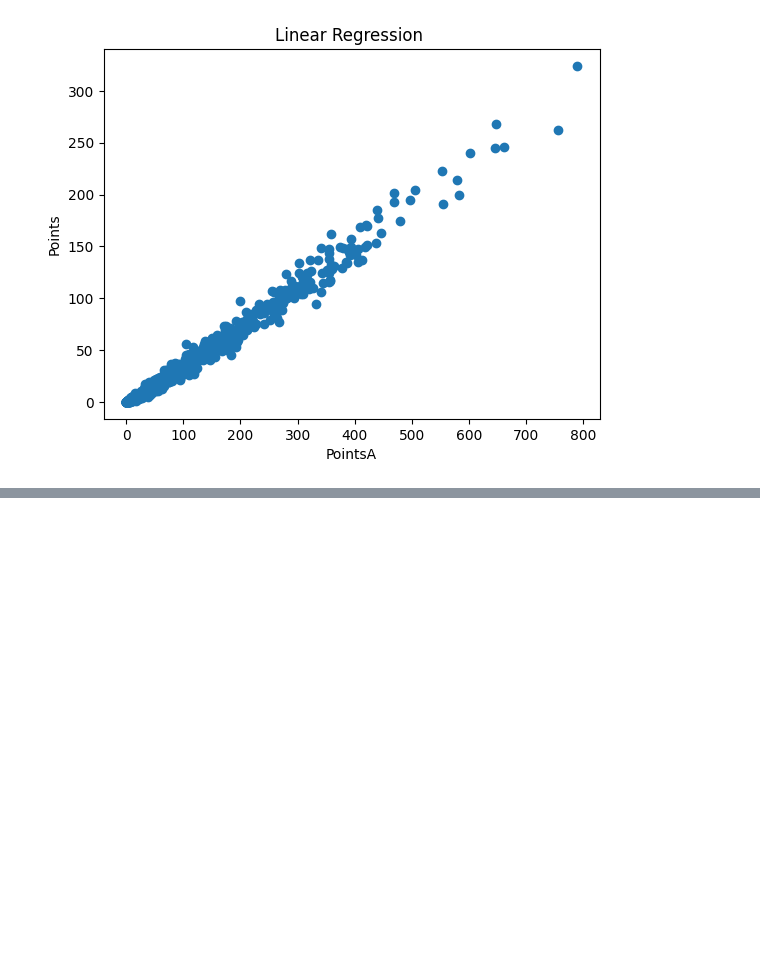
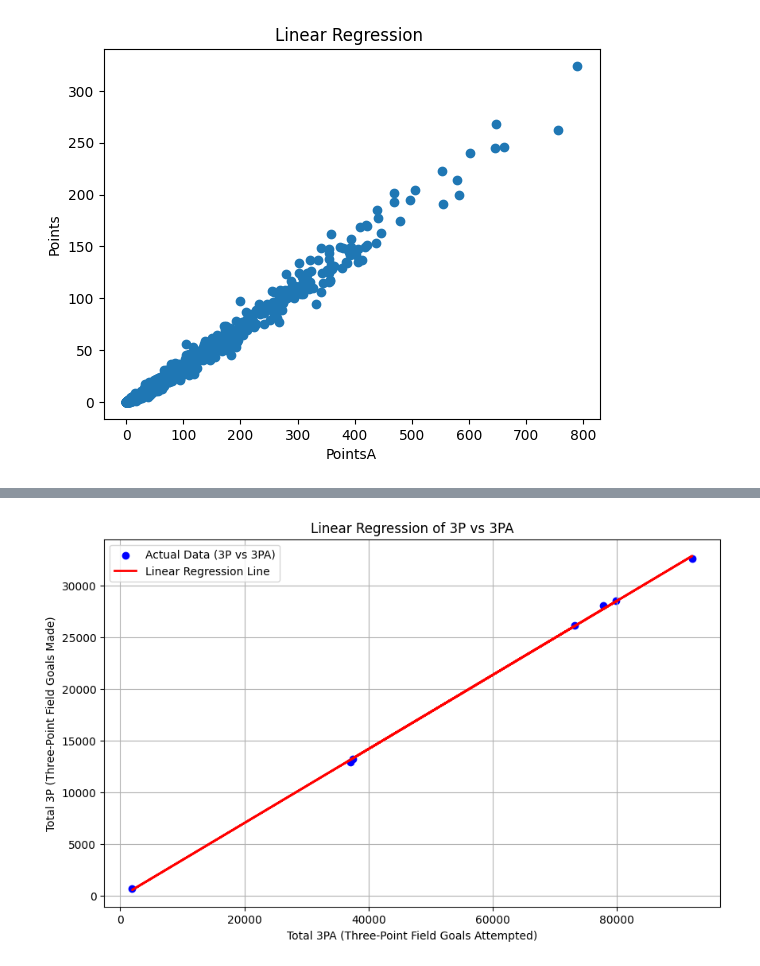
Before and after one commit to Omorusi/LinearRegressation, a Jupyter notebook: Untitled2.ipynb, the cells around one changed output, grey strips where cells are left out. Drawn from its saved outputs; the diff is of its cells as text; code cells hidden in the pictures; blank space fills up the shorter version.

Commit message:
Displaying a linear regression needs to solve some files, as do not dislay the sum of 3P and 3 PA of that season.

```diff
--- a/Untitled2.ipynb
+++ b/Untitled2.ipynb
@@ -119,0 +100,16 @@ print(data)
+# %%
+import pandas as pd
+
+
+csv_file_path = '/content/16-17.csv'
+csv_data = pd.read_csv(csv_file_path)  # Read the CSV into a DataFrame
+
+
+#  Calculating the total of 3P and 3PA from each player of that season
+
+total_3P = csv_data['3P'].sum()
+total_3PA = csv_data['3PA'].sum()
+
+# Display the results
+print(f'Total 3P (Three-Point Field Goals Made): {total_3P}')
+print(f'Total 3PA (Three-Point Field Goals Attempted): {total_3PA}')
@@ -119,0 +176,77 @@ print(data)
+# %%
+import pandas as pd
+import glob
+import numpy as np
+import matplotlib.pyplot as plt
+from sklearn.linear_model import LinearRegression
+
+# Define the path to the folder containing the CSV files
+csv_folder_path = '/content/'  # Adjust this path as needed
+
+# Get a list of all CSV files in the folder
+csv_files = glob.glob(csv_folder_path + '*.csv')
+
+# Initialize lists to store the total 3P, 3PA, and corresponding seasons
+totals = []
+
+# Loop through each CSV file
+for file in csv_files:
+    csv_data = pd.read_csv(file)
+
+    # Check if the DataFrame is empty
+    if csv_data.empty:
+        print(f'{file} is empty.')
+        continue  # Skip empty files
+
+    print(f'Processing file: {file}')
+
+    # Check if the required columns exist
+    if '3P' in csv_data.columns and '3PA' in csv_data.columns:
+        # Convert columns to numeric
+        csv_data['3P'] = pd.to_numeric(csv_data['3P'], errors='coerce')
+        csv_data['3PA'] = pd.to_numeric(csv_data['3PA'], errors='coerce')
+
+        # Calculate totals for this file
+        total_3P = csv_data['3P'].sum()
+        total_3PA = csv_data['3PA'].sum()
+
+        # Store the results with the filename (season name)
+        totals.append((file, total_3P, total_3PA))
+
+        # Display the results for the current file
+        print(f'Total 3P (Three-Point Field Goals Made): {total_3P}')
+        print(f'Total 3PA (Three-Point Field Goals Attempted): {total_3PA}')
+    else:
+        print(f'{file} does not contain the required columns 3P and 3PA.')
+
+    print('-' * 40)  # Separator for better readability
+
+# Convert the totals into a DataFrame for linear regression analysis
+totals_df = pd.DataFrame(totals, columns=['Season', 'Total 3P', 'Total 3PA'])
+
+# Prepare the data for linear regression
+X = totals_df['Total 3PA'].values.reshape(-1, 1)  # Predictor variable (3PA)
+y = totals_df['Total 3P'].values  # Response variable (3P)
+
+# Create a linear regression model
+model = LinearRegression()
+model.fit(X, y)
+
+# Predict values
+y_pred = model.predict(X)
+
+# Print the linear regression coefficients
+print(f'Linear Regression Coefficient (slope): {model.coef_[0]}')
+print(f'Linear Regression Intercept: {model.intercept_}')
+
+# Plotting the results
+plt.figure(figsize=(10, 6))
+plt.scatter(X, y, color='blue', label='Actual Data (3P vs 3PA)')
+plt.plot(X, y_pred, color='red', linewidth=2, label='Linear Regression Line')
+plt.title('Linear Regression of 3P vs 3PA')
+plt.xlabel('Total 3PA (Three-Point Field Goals Attempted)')
+plt.ylabel('Total 3P (Three-Point Field Goals Made)')
+plt.legend()
+plt.grid()
+plt.show()
+# %% [output]
@@ -119,0 +270 @@ print(data)
+[figure, added]
```
Also changed, not shown: parts of 5 cells of this notebook.
